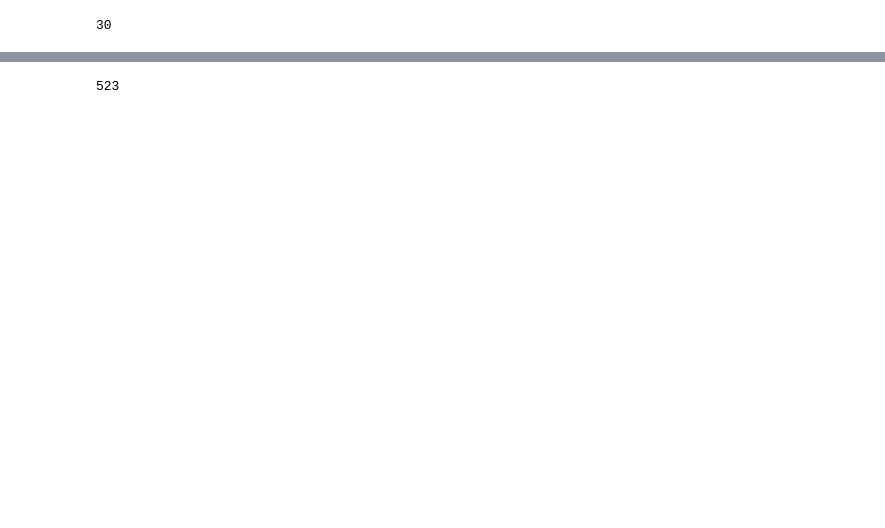
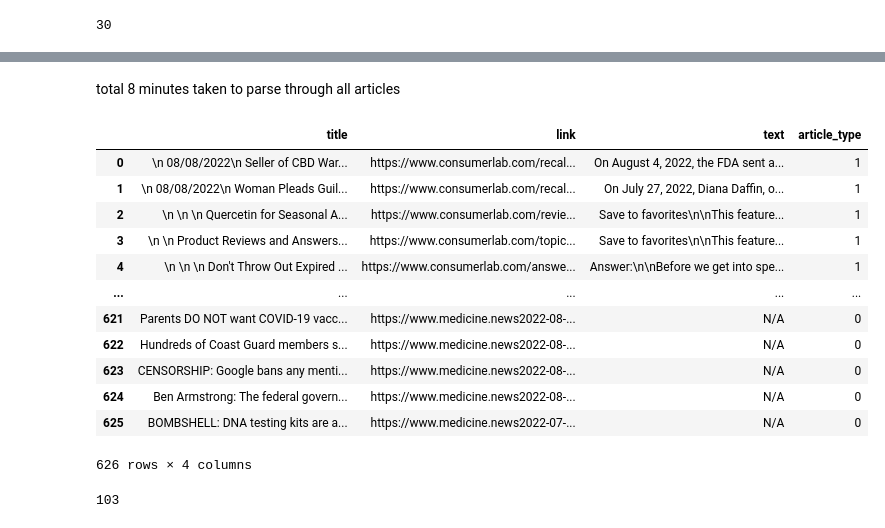
Before and after one commit to isobarbaric/TruthGuard, a Jupyter notebook: Scraping/data_processing.ipynb, the cells around one changed output, grey strips where cells are left out. Drawn from its saved outputs; the diff is of its cells as text; code cells hidden in the pictures; blank space fills up the shorter version.

```diff
--- a/Scraping/data_processing.ipynb
+++ b/Scraping/data_processing.ipynb
@@ -158,5 +183,5 @@ error occurred: https://www.medicine.news2022-07-28-dna-testing-kits-scam-ethnic
+# %% [markdown]
+total 8 minutes taken to parse through all articles
 # %%
 # the rest were lost in download errors
-sum(len(elem) for elem in all_text)
+assert sum(len(elem) for elem in all_text) == df.shape[0]
-# %% [output]
-523
@@ -166,0 +188,16 @@ with open('test.json', 'w') as f:
+# %%
+df
+# %% [output]
+|  | title | link | text | article_type |
+| 0 | \n 08/08/2022\n Seller of CBD War... | https://www.consumerlab.com/recal... | On August 4, 2022, the FDA sent a... | 1 |
+| 1 | \n 08/08/2022\n Woman Pleads Guil... | https://www.consumerlab.com/recal... | On July 27, 2022, Diana Daffin, o... | 1 |
+| 2 | \n \n \n Quercetin for Seasonal A... | https://www.consumerlab.com/revie... | Save to favorites\n\nThis feature... | 1 |
+| 3 | \n \n Product Reviews and Answers... | https://www.consumerlab.com/topic... | Save to favorites\n\nThis feature... | 1 |
+| 4 | \n \n \n Don't Throw Out Expired ... | https://www.consumerlab.com/answe... | Answer:\n\nBefore we get into spe... | 1 |
+| ... | ... | ... | ... | ... |
+| 621 | Parents DO NOT want COVID-19 vacc... | https://www.medicine.news2022-08-... | N/A | 0 |
+| 622 | Hundreds of Coast Guard members s... | https://www.medicine.news2022-08-... | N/A | 0 |
+| 623 | CENSORSHIP: Google bans any menti... | https://www.medicine.news2022-08-... | N/A | 0 |
+| 624 | Ben Armstrong: The federal govern... | https://www.medicine.news2022-08-... | N/A | 0 |
+| 625 | BOMBSHELL: DNA testing kits are a... | https://www.medicine.news2022-07-... | N/A | 0 |
+626 rows × 4 columns
@@ -166,0 +210,4 @@ with open('test.json', 'w') as f:
+# %%
+df['text'].value_counts()['N/A']
+# %% [output]
+103
```
Also changed, not shown: parts of 24 cells of this notebook, 4 other files.
